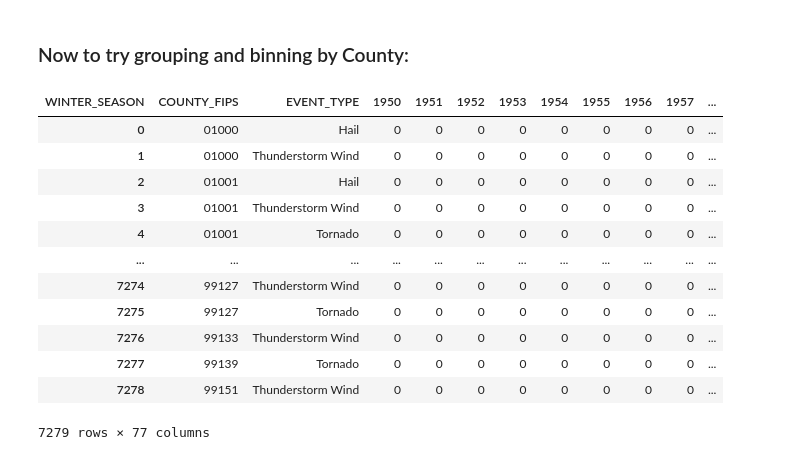
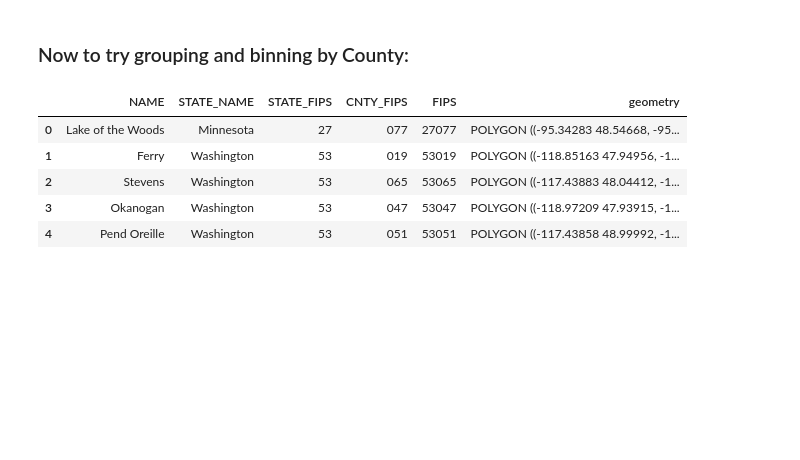
Before and after one commit to augustlepique/circs-research, a Jupyter notebook: seasonal_plots.ipynb, the cells around one changed output. Cells and saved outputs as stored; diff of their text form; code cells hidden in the pictures; blank space fills up the shorter version.

```diff
--- a/seasonal_plots.ipynb
+++ b/seasonal_plots.ipynb
@@ -351,18 +352,4 @@ county_counts = (
     .reset_index()
 )
 # %%
-county_counts
+county_counts.rename(columns={'COUNTY_FIPS':'FIPS'}, inplace=True)
-# %% [output]
-| WINTER_SEASON | COUNTY_FIPS | EVENT_TYPE | 1950 | 1951 | 1952 | 1953 | 1954 | 1955 | 1956 | 1957 | ... |
-| 0 | 01000 | Hail | 0 | 0 | 0 | 0 | 0 | 0 | 0 | 0 | ... |
-| 1 | 01000 | Thunderstorm Wind | 0 | 0 | 0 | 0 | 0 | 0 | 0 | 0 | ... |
-| 2 | 01001 | Hail | 0 | 0 | 0 | 0 | 0 | 0 | 0 | 0 | ... |
-| 3 | 01001 | Thunderstorm Wind | 0 | 0 | 0 | 0 | 0 | 0 | 0 | 0 | ... |
-| 4 | 01001 | Tornado | 0 | 0 | 0 | 0 | 0 | 0 | 0 | 0 | ... |
-| ... | ... | ... | ... | ... | ... | ... | ... | ... | ... | ... | ... |
-| 7274 | 99127 | Thunderstorm Wind | 0 | 0 | 0 | 0 | 0 | 0 | 0 | 0 | ... |
-| 7275 | 99127 | Tornado | 0 | 0 | 0 | 0 | 0 | 0 | 0 | 0 | ... |
-| 7276 | 99133 | Thunderstorm Wind | 0 | 0 | 0 | 0 | 0 | 0 | 0 | 0 | ... |
-| 7277 | 99139 | Tornado | 0 | 0 | 0 | 0 | 0 | 0 | 0 | 0 | ... |
-| 7278 | 99151 | Thunderstorm Wind | 0 | 0 | 0 | 0 | 0 | 0 | 0 | 0 | ... |
-7279 rows × 77 columns
@@ -368,0 +359,9 @@ county_counts
+# %%
+us_counties.head()
+# %% [output]
+|  | NAME | STATE_NAME | STATE_FIPS | CNTY_FIPS | FIPS | geometry |
+| 0 | Lake of the Woods | Minnesota | 27 | 077 | 27077 | POLYGON ((-95.34283 48.54668, -95... |
+| 1 | Ferry | Washington | 53 | 019 | 53019 | POLYGON ((-118.85163 47.94956, -1... |
+| 2 | Stevens | Washington | 53 | 065 | 53065 | POLYGON ((-117.43883 48.04412, -1... |
+| 3 | Okanogan | Washington | 53 | 047 | 53047 | POLYGON ((-118.97209 47.93915, -1... |
+| 4 | Pend Oreille | Washington | 53 | 051 | 53051 | POLYGON ((-117.43858 48.99992, -1... |
```
Also changed, not shown: parts of 7 cells of this notebook.
